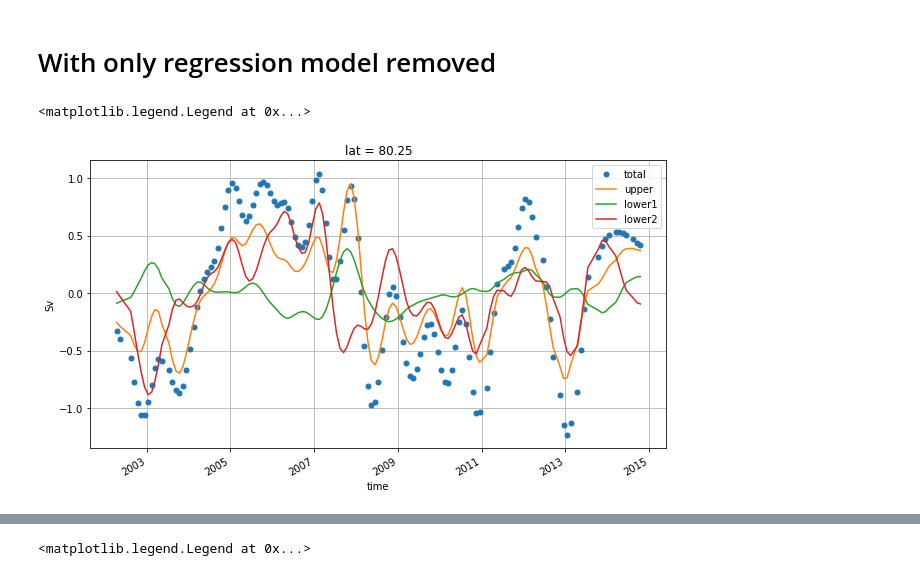
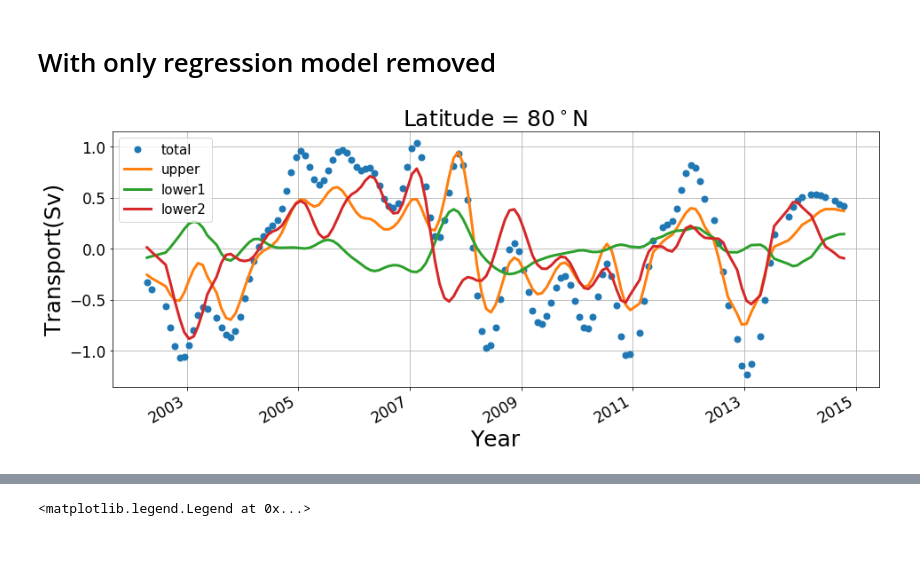
Before and after one commit to chiaweh2/arctic_ocean, a Jupyter notebook: ocean_transport_budget.ipynb, the cells around one changed output, grey strips where cells are left out. Drawn from its saved outputs; the diff is of its cells as text; code cells hidden in the pictures; blank space fills up the shorter version.

```diff
--- a/ocean_transport_budget.ipynb
+++ b/ocean_transport_budget.ipynb
@@ -203,15 +209,25 @@ Data variables:
 # With only regression model removed
 # %%
 tottran_80=ds_80_upper.meridN_sm_res+ds_80_sec1_lower.meridN_sm_res+ds_80_sec2_lower.meridN_sm_res
-fig=plt.figure(figsize=[4,2])
+fig=plt.figure(figsize=[6,2])
 ax1=fig.add_axes([0,0,2,2])
-tottran_80.plot(ax=ax1, marker='o', linestyle='none',markersize=5,label='total')
-ds_80_upper.meridN_sm_res.plot(ax=ax1,label='upper')
-ds_80_sec1_lower.meridN_sm_res.plot(ax=ax1,label='lower1')
-ds_80_sec2_lower.meridN_sm_res.plot(ax=ax1,label='lower2')
-ax1.set_ylabel('Sv')
+tottran_80.plot(ax=ax1, marker='o', linestyle='none',markersize=7,label='total')
+ds_80_upper.meridN_sm_res.plot(ax=ax1,label='upper',linewidth=3)
+ds_80_sec1_lower.meridN_sm_res.plot(ax=ax1,label='lower1',linewidth=3)
+ds_80_sec2_lower.meridN_sm_res.plot(ax=ax1,label='lower2',linewidth=3)
+
 ax1.grid()
-ax1.legend()
+ax1.legend(fontsize=15)
+
+ax1.set_ylabel('Transport(Sv)',fontdict={'size':25})
+ax1.set_xlabel('Year',fontdict={'size':25})
+ax1.tick_params(labelsize=17)
+ax1.set_title('Latitude = 80$^\circ$N',fontdict={'size':25})
+
+# export the figure
+fig.savefig('./figures/arctic_80.25_tran_sm_res_comp.pdf', dpi=300, facecolor='w', edgecolor='w',
+        orientation='landscape', papertype=None, format=None,
+        transparent=False, bbox_inches="tight", pad_inches=None,
+        frameon=None)
 # %% [output]
-<matplotlib.legend.Legend at 0x...>
-[figure, old version]
+[figure, new version]
```
Also changed, not shown: parts of 5 cells of this notebook, 1 other file.
